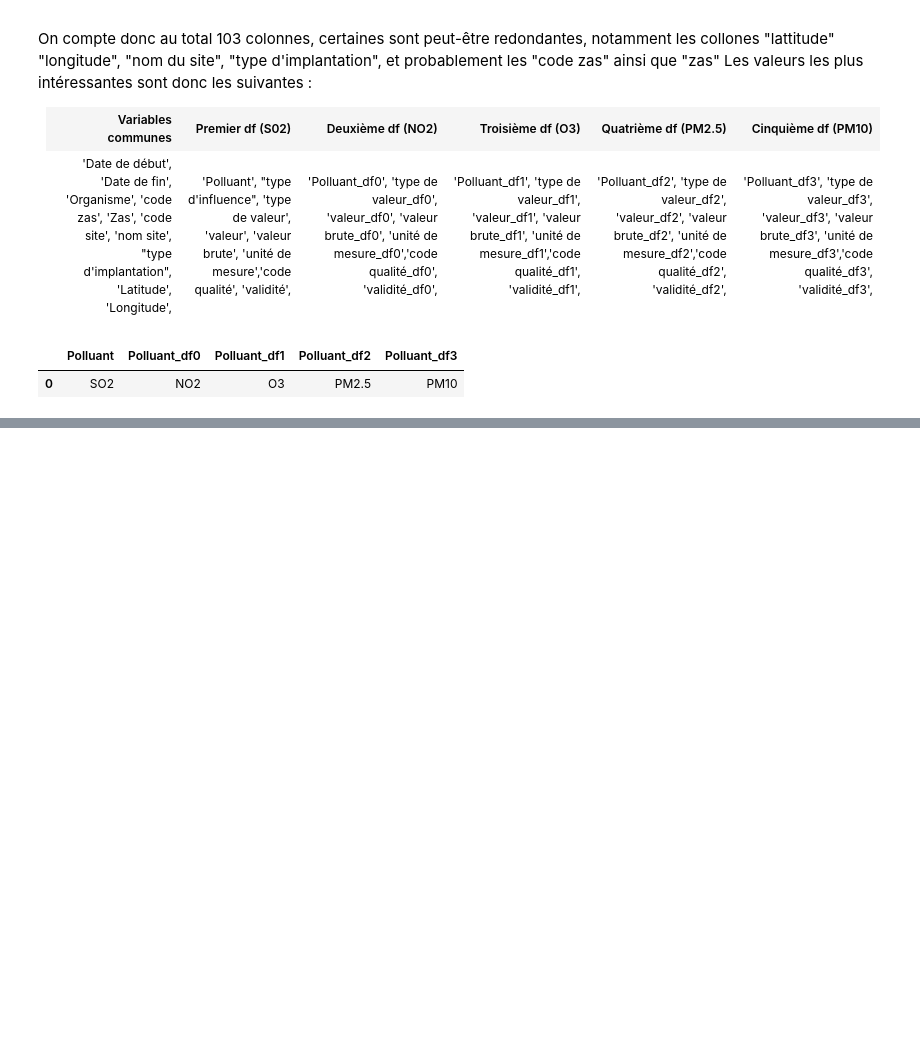
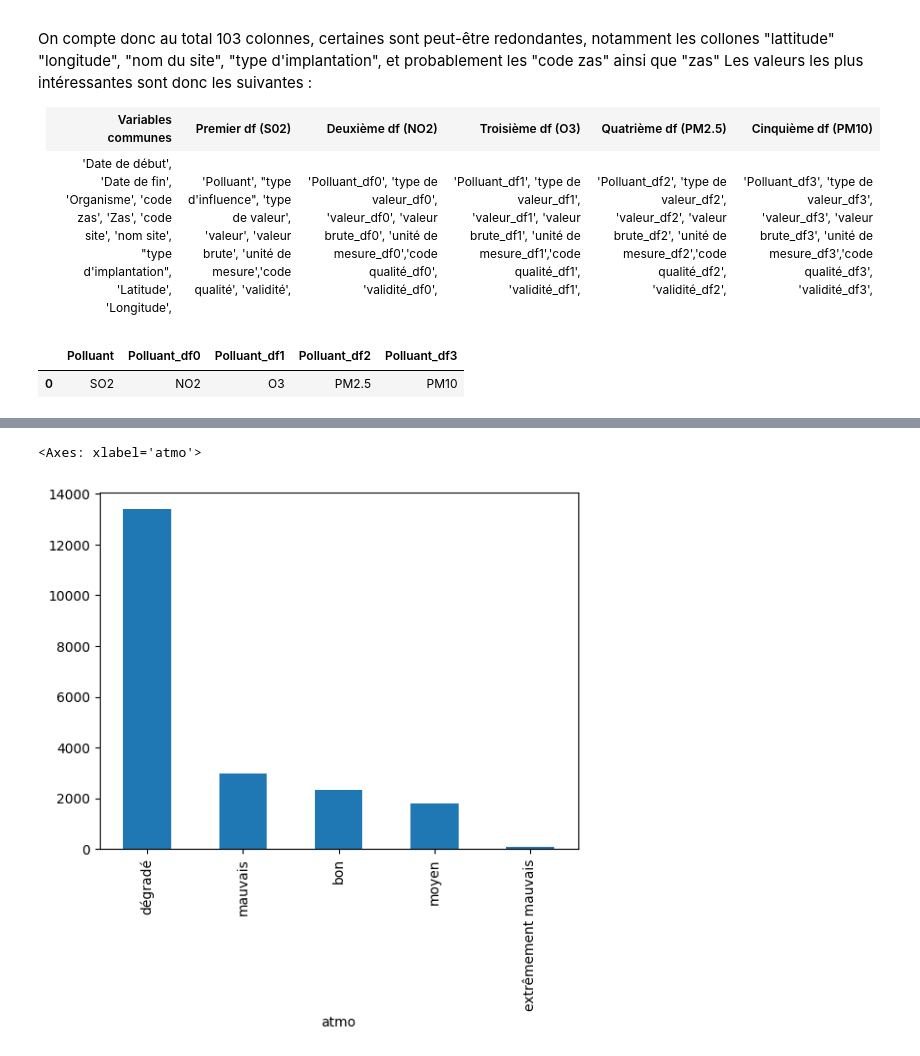
Before and after one commit to Antoine-Merienne/Projet-data-science-Mornand-Merienne, a Jupyter notebook: notebook_projet.ipynb, the cells around one changed output, grey strips where cells are left out. Drawn from its saved outputs; the diff is of its cells as text; code cells hidden in the pictures; blank space fills up the shorter version.

```diff
--- a/notebook_projet.ipynb
+++ b/notebook_projet.ipynb
@@ -202,0 +258,30 @@ missing_values
+# %%
+# On définit une fonction pour renommer les colonnes
+# Définir les colonnes qui doivent garder leur nom tel quel
+columns_to_keep = [
+    'Date de début', 'Date de fin', 'Organisme', 'code zas', 'Zas',
+    'code site', 'nom site', "type d'implantation", 'Latitude', 'Longitude'
+]
+
+# Définir la fonction pour renommer les colonnes
+def rename_columns(column_name):
+    # Vérifier si la colonne doit conserver son nom
+    if column_name in columns_to_keep:
+        return column_name
+    # Ajouter le suffixe "_SO2" pour les colonnes sans suffixe qui ne sont pas dans columns_to_keep
+    elif not any(column_name.endswith(suffixe) for suffixe in ["_df0", "_df1", "_df2", "_df3"]):
+        return f"{column_name}_SO2"
+    # Remplacer les suffixes spécifiques
+    elif column_name.endswith("_df0"):
+        return column_name.replace("_df0", "_NO2")
+    elif column_name.endswith("_df1"):
+        return column_name.replace("_df1", "_O3")
+    elif column_name.endswith("_df2"):
+        return column_name.replace("_df2", "_PM2.5")
+    elif column_name.endswith("_df3"):
+        return column_name.replace("_df3", "_PM10")
+    else:
+        return column_name
+
+best_df = best_df.rename(columns=rename_columns)
+best_df.head(5)
@@ -202,0 +298,4 @@ missing_values
+# %%
+best_df['iqa'] = best_df[["valeur_SO2","valeur_O3","valeur_NO2","valeur_PM2.5","valeur_PM10"]].apply(iqa, axis = 1)
+best_df['atmo'] = best_df[["valeur_SO2","valeur_O3","valeur_NO2","valeur_PM2.5","valeur_PM10"]].apply(atmo, axis = 1)
+best_df[['iqa','atmo']].head(5)
@@ -202,0 +309,5 @@ missing_values
+# %%
+best_df["atmo"].value_counts().plot(kind = "bar")
+# %% [output]
+<Axes: xlabel='atmo'>
+[figure, added]
```
Also changed, not shown: parts of 16 cells of this notebook.
